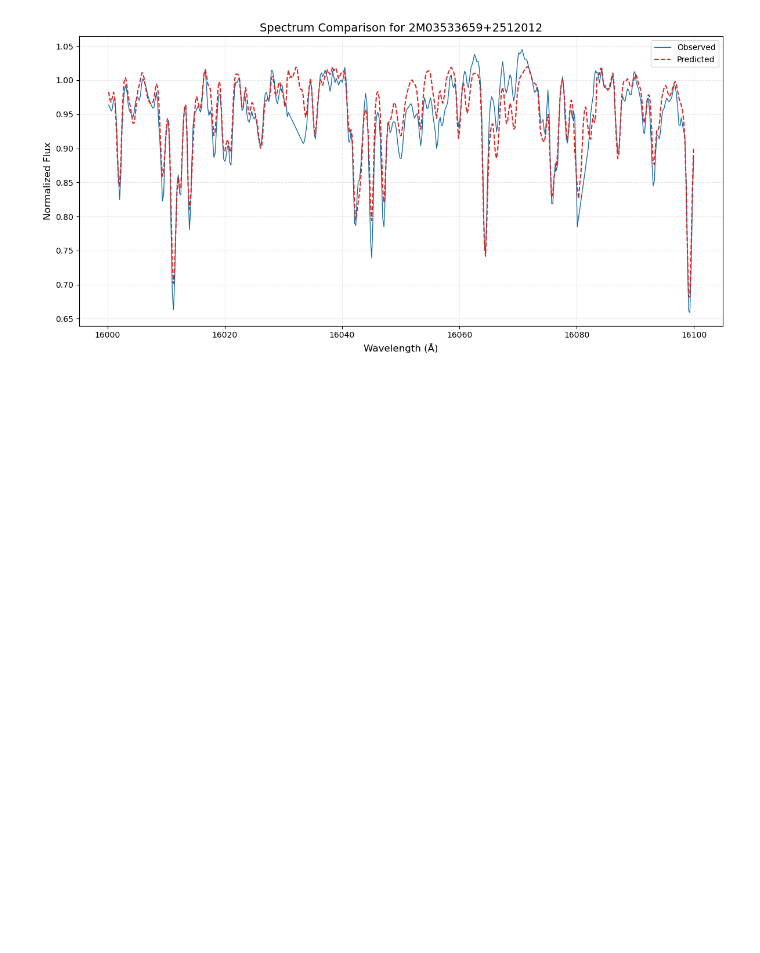
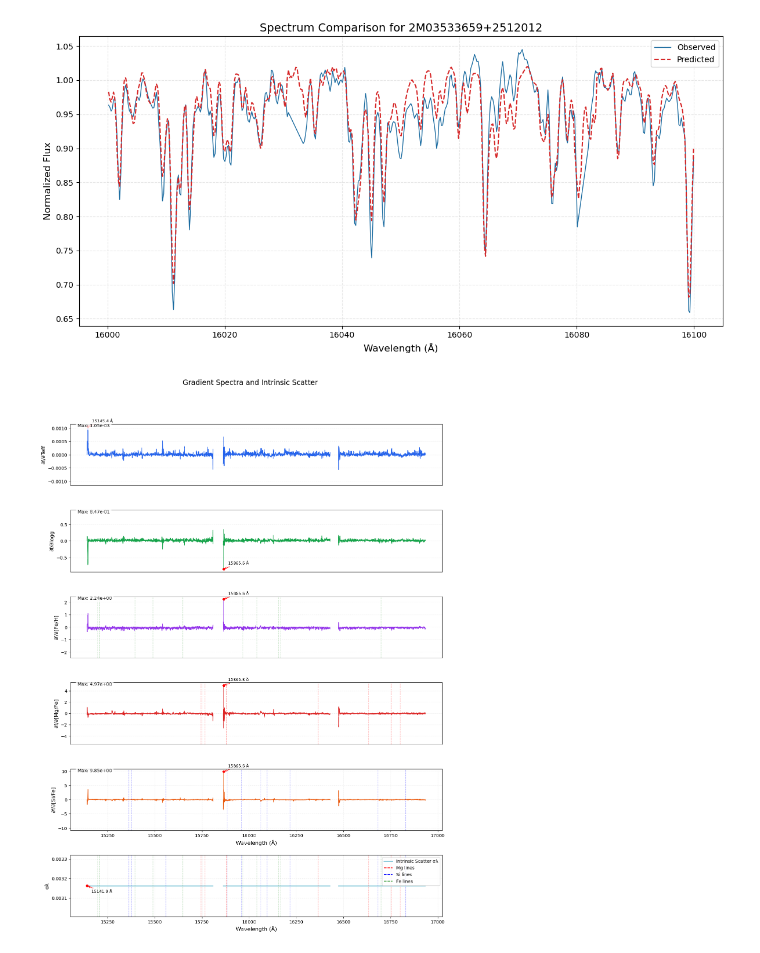
Before and after one commit to vt2211/AstroDS, a Jupyter notebook: personal_material/Lab2/Vardaan_Tekriwal_cp2.ipynb, the cells around one changed output. Cells and saved outputs as stored; diff of their text form; code cells hidden in the pictures; blank space fills up the shorter version.

Commit message:
comparison gradient

```diff
--- a/personal_material/Lab2/Vardaan_Tekriwal_cp2.ipynb
+++ b/personal_material/Lab2/Vardaan_Tekriwal_cp2.ipynb
@@ -803,0 +990,21 @@ plt.show()
+# %%
+# Define your labels
+label_names = ['Teff', 'logg', '[Fe/H]', '[Mg/Fe]', '[Si/Fe]']
+
+# Define APOGEE_LINES
+APOGEE_LINES = {
+    'Fe': [15194.492, 15207.526, 15395.718, 15490.339,
+           15648.510, 15964.867, 16040.657, 16153.247,
+           16165.032, 16697.635],
+    'Mg': [15740.7, 15748.9, 15765.8, 15879.5,
+           16364.8, 16632.0, 16752.2, 16799.5],
+    'Si': [15361.5, 15376.8, 15557.8, 15884.5,
+           15960.1, 16060.0, 16094.8, 16215.7,
+           16680.8, 16828.2]
+}
+
+# Plot gradient spectra and intrinsic scatter
+fig = plot_gradient_spectra(common_wavelength, theta_lambda, s2_lambda, label_names, scaler, APOGEE_LINES)
+plt.show()
+# %% [output]
+[figure, added]
```
Also changed, not shown: parts of 3 cells of this notebook.
